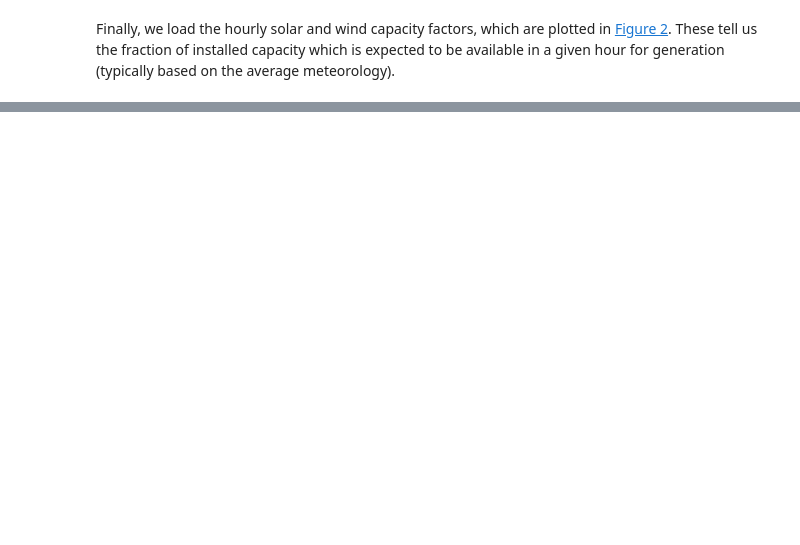
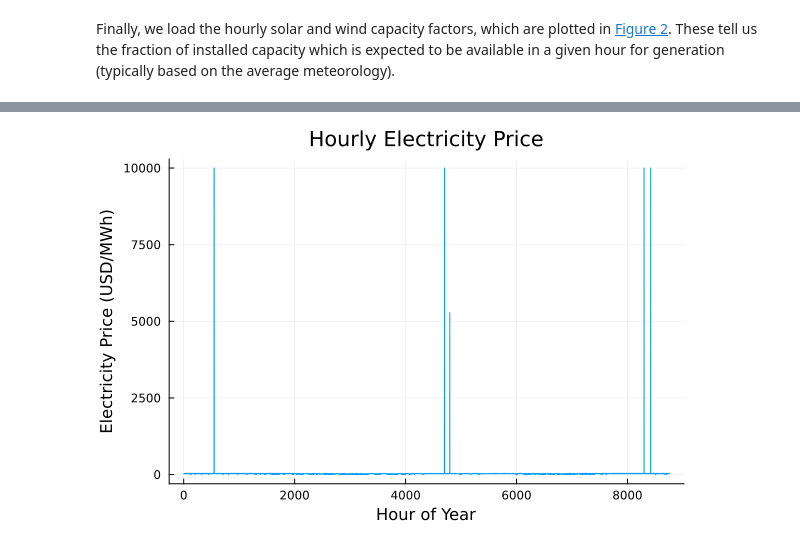
Before and after one commit to ashton-pihl/hw04, a Jupyter notebook: hw04.ipynb, the cells around one changed output, grey strips where cells are left out. Saved outputs shown, nothing was run; the diff lists cells and outputs as text; code cells hidden in the pictures; blank space fills up the shorter version.

```diff
--- a/hw04.ipynb
+++ b/hw04.ipynb
@@ -220,0 +335,76 @@ List any external references consulted, including classmates.
+# %%
+# define sets
+G = 1:nrow(gens[:, :])
+T = 1:nrow(demand)
+# create capacity factor matrix
+c = ones(6,8760)
+c[1,:] = c[1,:]*.85
+c[5,:] = cap_factor[:,2]
+c[6,:] = cap_factor[:,3]
+# define NSE cost penalty
+NSECost = 10000
+
+# model gencap minimizes total cost of energy system
+gencap = Model(HiGHS.Optimizer)
+# define variables
+@variables(gencap, begin
+    x[g in G] >= 0
+    y[g in G, t in T] >= 0
+    NSE[t in T] >= 0
+end);
+# objective total cost function to be minimized
+@objective(gencap, Min,
+    sum(gens[G, :FixedCost] .* x) + sum(gens[G, :VarCost] .*
+    sum(y[:, t] for t in T)) + NSECost * sum(NSE)
+);
+# constraints on load demand, availability of installed sources, and capacity of installed sources
+@constraint(gencap, load[t in T], sum(y[:, t]) + NSE[t] >= demand.Demand[t]);
+@constraint(gencap, availability[g in G, t in T], y[g, t] <= x[g]);
+@constraint(gencap, capacity[g in G, t in T],
+    y[g,t] <= x[g] * c[g,t]);
+optimize!(gencap)
+# show total minimized cost
+@show objective_value(gencap)
+# show installation sources result
+rounded_x = round.(value.(x), sigdigits=3)
+@show rounded_x
+
+# calculate total cost of construction
+totalcost = sum(gens[G, :FixedCost] .* value.(x))
+
+# calculate total non-served energy
+totalnse = sum(value.(NSE[t]) for t in T)
+
+@show round(totalcost, sigdigits=3)
+@show round(totalnse, sigdigits=3)
+
+# find production ratios
+ys = value.(y)
+total_g = sum(ys);
+prNGCCGT = sum(ys[3,:])/total_g;
+prNGCT = sum(ys[4,:])/total_g;
+prwind = sum(ys[5,:])/total_g;
+prsolar = sum(ys[6,:])/total_g;
+@show value(prNGCCGT)
+@show value(prNGCT)
+@show value(prwind)
+@show value(prsolar)
+
+# find installation ratios
+xs = value.(x)
+total_i = sum(xs);
+irNGCCGT = xs[3]/total_i;
+irNGCT = xs[4]/total_i;
+irwind = xs[5]/total_i;
+irsolar = xs[6]/total_i;
+@show value(irNGCCGT)
+@show value(irNGCT)
+@show value(irwind)
+@show value(irsolar)
+
+# find and plot hourly energy cost
+hrprice = abs.([shadow_price(load[t]) for t in T])
+
+plot(T,hrprice,xlabel="Hour of Year",ylabel="Electricity Price (USD/MWh)",
+title="Hourly Electricity Price",legend=false)
+# %% [output]
@@ -220,0 +428 @@ List any external references consulted, including classmates.
+[figure, added]
```
Also changed, not shown: parts of 14 cells of this notebook, 1 other file.
